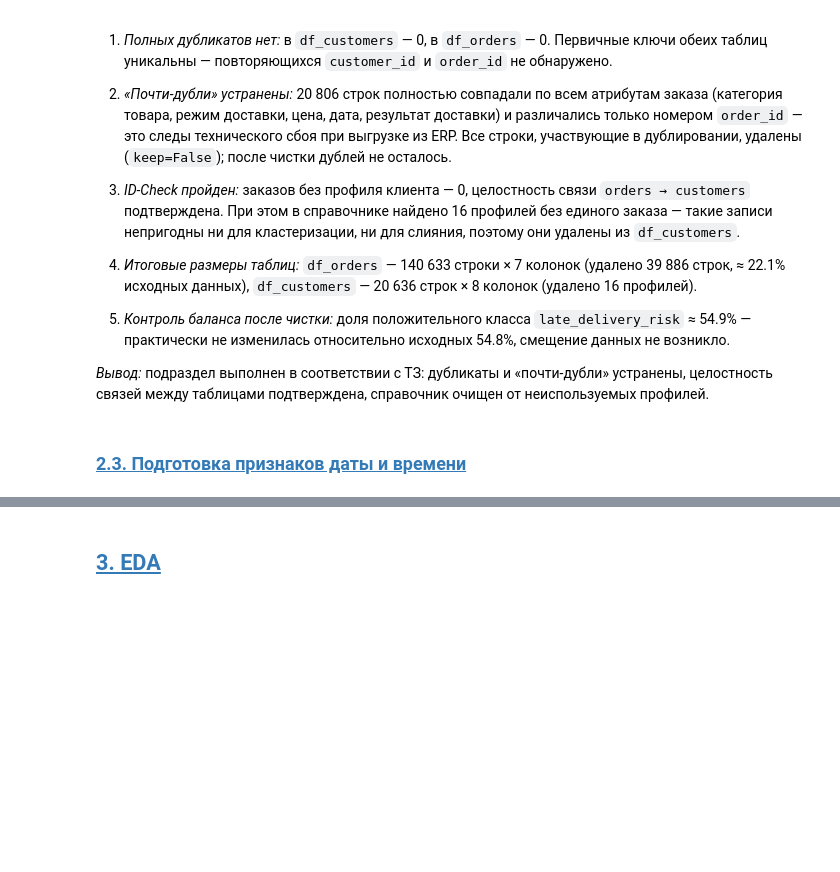
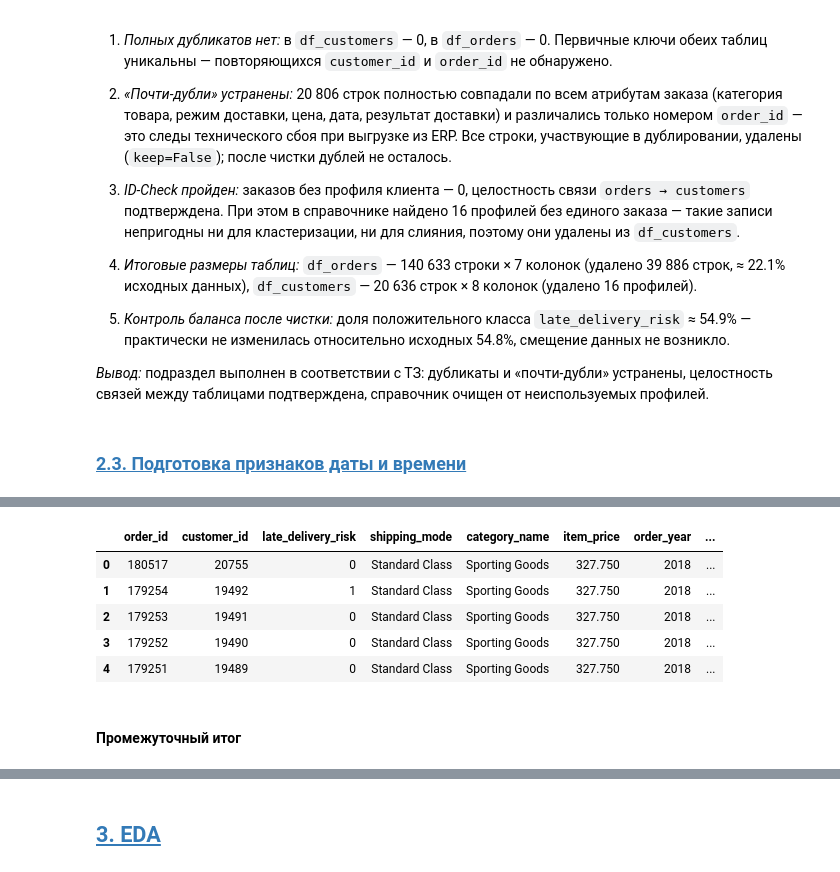
Before and after one commit to MEYakunin/Sprint18_Delivery_Delay_Prediction, a Jupyter notebook: Sprint18_Delivery_Delay_Prediction_Yakunin_Mikl.ipynb, the cells around one changed output, grey strips where cells are left out. Drawn from its saved outputs; the diff is of its cells as text; code cells hidden in the pictures; blank space fills up the shorter version.

```diff
--- a/Sprint18_Delivery_Delay_Prediction_Yakunin_Mikl.ipynb
+++ b/Sprint18_Delivery_Delay_Prediction_Yakunin_Mikl.ipynb
@@ -384,3 +385,7 @@ print(f'Целевая переменная имеет долю положите
 *Вывод:* подраздел выполнен в соответствии с ТЗ: дубликаты и «почти-дубли» устранены, целостность связей между таблицами подтверждена, справочник очищен от неиспользуемых профилей.
 # %% [markdown]
 ### [2.3. Подготовка признаков даты и времени](#content)<a id="2_3"></a>
+# %%
+# Приводим признак с датой к формату datetime
+df_orders['order_date'] = pd.to_datetime(df_orders['order_date'])
+df_orders.info()
@@ -386,0 +407,23 @@ print(f'Целевая переменная имеет долю положите
+# %%
+# Выделяем новые признаки из даты
+df_orders['order_year'] = df_orders['order_date'].dt.year
+df_orders['order_month'] = df_orders['order_date'].dt.month
+df_orders['order_weekday'] = df_orders['order_date'].dt.weekday
+df_orders['order_hour'] = df_orders['order_date'].dt.hour
+
+# Выделяем циклические признаки для месяца
+df_orders['order_month_sin'] = np.sin(2 * np.pi * df_orders['order_month'] / 12)
+df_orders['order_month_cos'] = np.cos(2 * np.pi * df_orders['order_month'] / 12)
+# %%
+# Удаляем исходный признак
+df_orders.drop(['order_date'], axis=1, inplace=True)
+df_orders.head()
+# %% [output]
+|  | order_id | customer_id | late_delivery_risk | shipping_mode | category_name | item_price | order_year | ... |
+| 0 | 180517 | 20755 | 0 | Standard Class | Sporting Goods | 327.750 | 2018 | ... |
+| 1 | 179254 | 19492 | 1 | Standard Class | Sporting Goods | 327.750 | 2018 | ... |
+| 2 | 179253 | 19491 | 0 | Standard Class | Sporting Goods | 327.750 | 2018 | ... |
+| 3 | 179252 | 19490 | 0 | Standard Class | Sporting Goods | 327.750 | 2018 | ... |
+| 4 | 179251 | 19489 | 0 | Standard Class | Sporting Goods | 327.750 | 2018 | ... |
+# %% [markdown]
+#### Промежуточный итог
```
Also changed, not shown: parts of 7 cells of this notebook.
